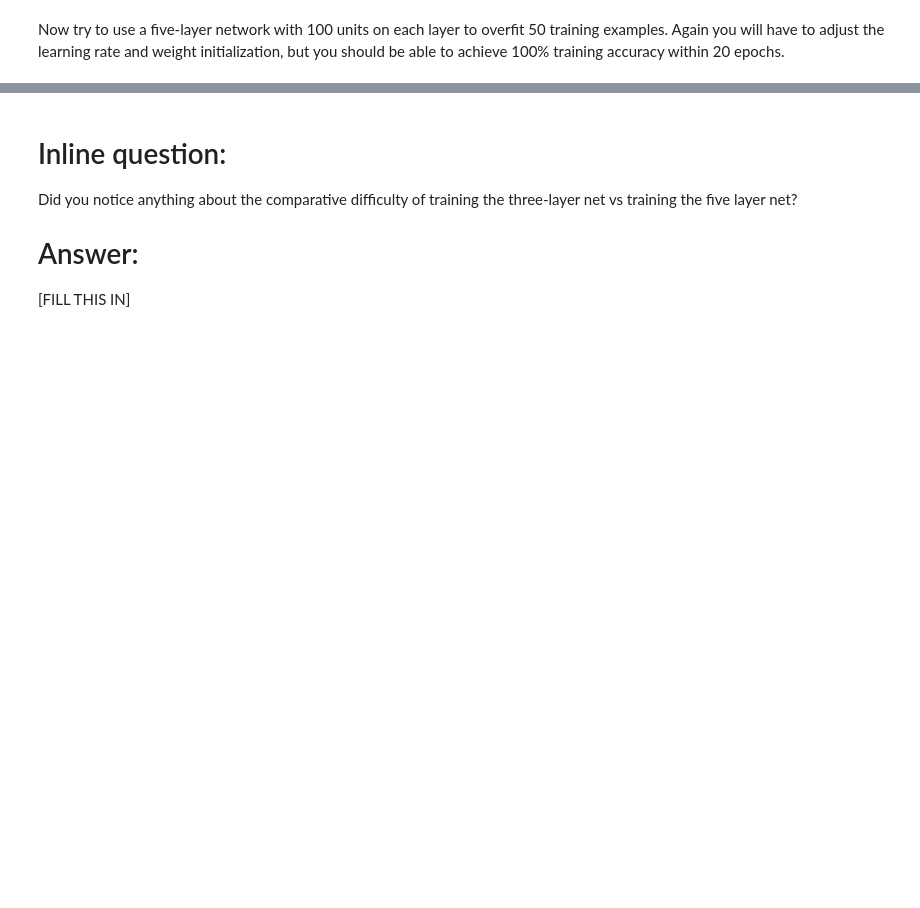
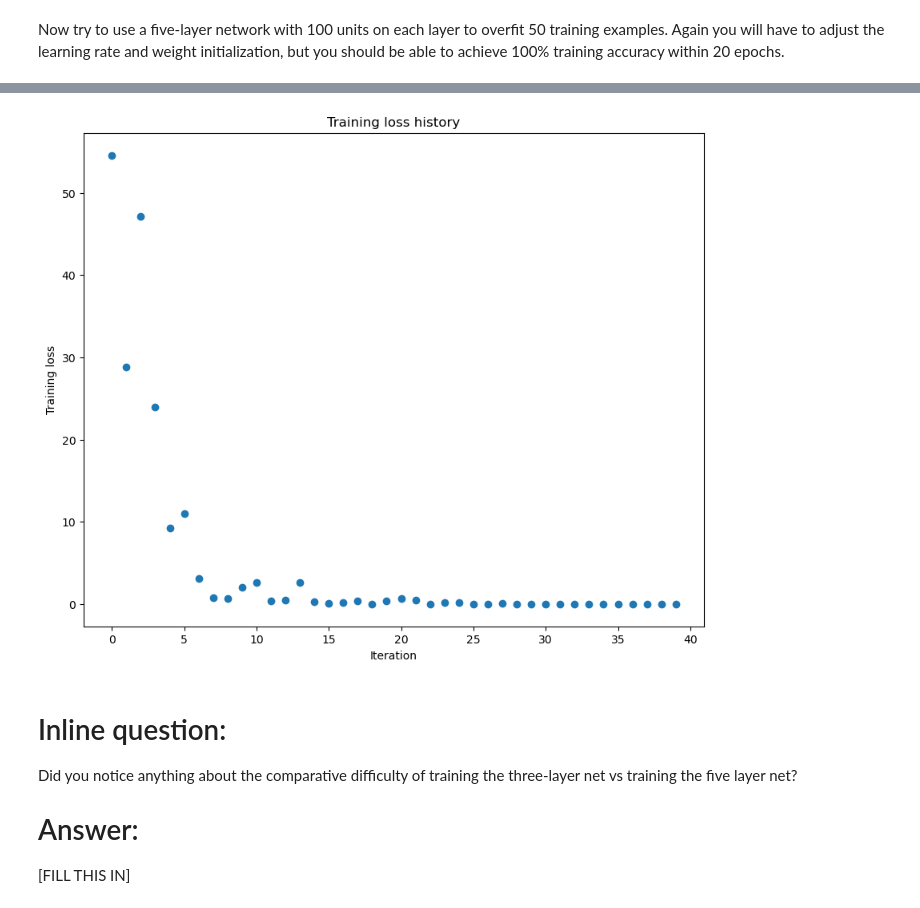
Before and after one commit to 1SYF666/Deeplearn, a Jupyter notebook: CS231n/assignment2/FullyConnectedNets.ipynb, the cells around one changed output, grey strips where cells are left out. Drawn from its saved outputs; the diff is of its cells as text; code cells hidden in the pictures; blank space fills up the shorter version.

```diff
--- a/CS231n/assignment2/FullyConnectedNets.ipynb
+++ b/CS231n/assignment2/FullyConnectedNets.ipynb
@@ -448,7 +485,7 @@ small_data = {
 }
 
 learning_rate = 1e-3
-weight_scale = 1e-5
+weight_scale = 8e-2
 model = FullyConnectedNet([100, 100, 100, 100],
                 weight_scale=weight_scale, dtype=np.float64)
 solver = Solver(model, small_data,
@@ -465,3 +502,4 @@ plt.title('Training loss history')
 plt.xlabel('Iteration')
 plt.ylabel('Training loss')
 plt.show()
+# %% [output]
@@ -468,3 +523,4 @@ plt.show()
+[figure, added]
 # %% [markdown]
 # Inline question:
 Did you notice anything about the comparative difficulty of training the three-layer net vs training the five layer net?
```
Also changed, not shown: parts of 12 cells of this notebook, 2 other files.
